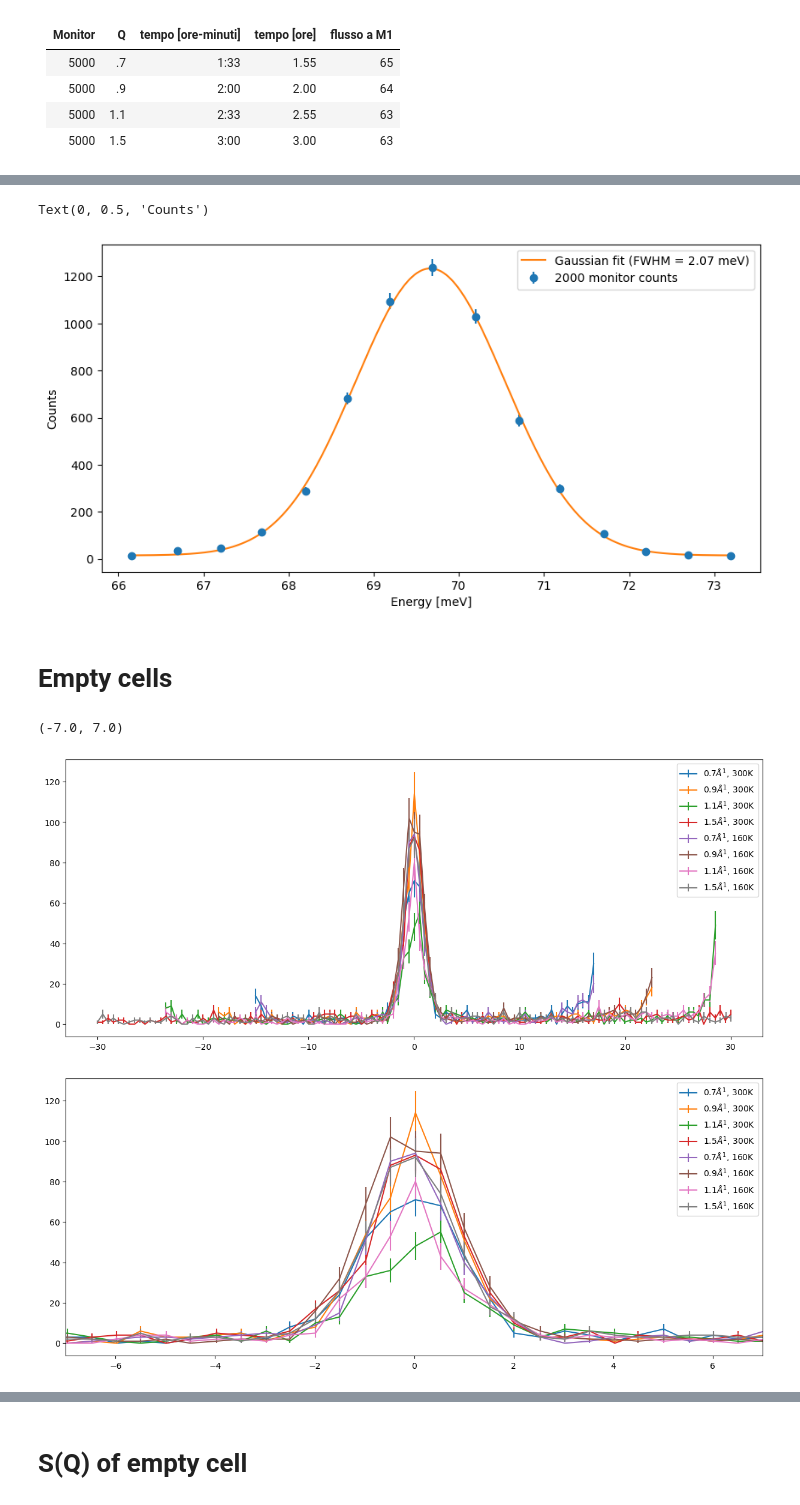
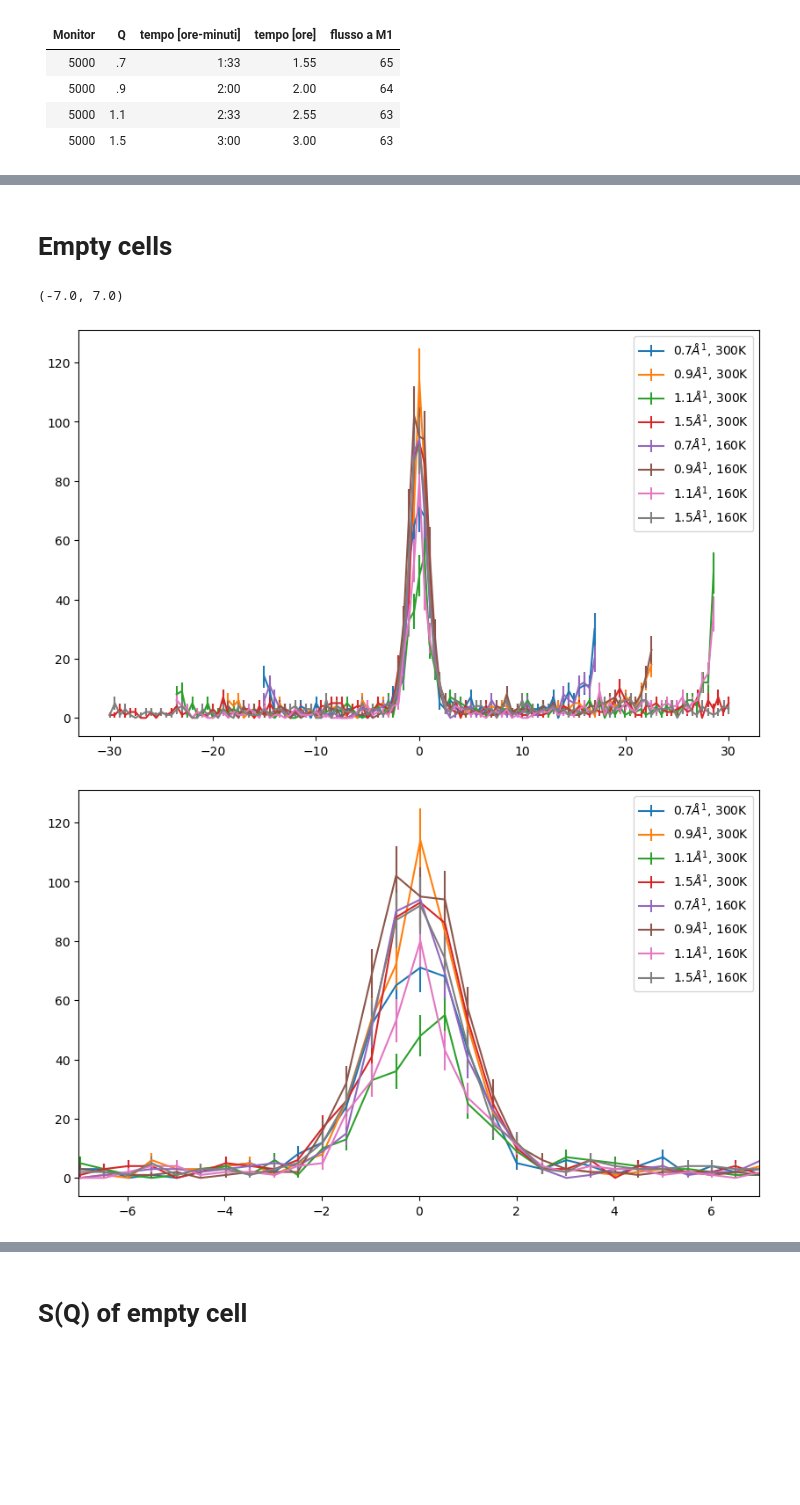
Before and after one commit to FabioBrugnara/IN8_Glicerol, a Jupyter notebook: 4-First view.ipynb, the cells around one changed output, grey strips where cells are left out. Saved outputs shown, nothing was run; the diff lists cells and outputs as text; code cells hidden in the pictures; blank space fills up the shorter version.

```diff
--- a/4-First view.ipynb
+++ b/4-First view.ipynb
@@ -96,17 +124,0 @@ plt.ylim(0,40)
-# %%
-plt.figure(figsize=(10,5))
-S = data.loc[Nvana['.7_test']].data
-plt.errorbar(S.EI, S.CNTS, yerr=S.dCNTS, fmt='o', label='2000 monitor counts')
-
-gauss = lambda x, A, x0, FWHM, c: A*np.exp(-(x-x0)**2/(2*(FWHM/2.355)**2)) + c
-
-popt, pcov = curve_fit(gauss, S.EI, S.CNTS, sigma=S.dCNTS, p0=[1000, 70, 1, 0])
-X = np.linspace(S.EI.min(), S.EI.max(), 1000)
-plt.plot(X, gauss(X, *popt), label='Gaussian fit (FWHM = {:.2f} meV)'.format(popt[2]))
-
-plt.legend()
-plt.xlabel('Energy [meV]')
-plt.ylabel('Counts')
-# %% [output]
-Text(0, 0.5, 'Counts')
-[figure, removed]
@@ -113,21 +127,21 @@ Text(0, 0.5, 'Counts')
 # %% [markdown]
 # Empty cells
 # %%
-plt.figure(figsize=(15,6))
+plt.figure(figsize=(10,6))
 for T in [300, 160]:
     for q in [.7, .9, 1.1, 1.5]:
         S = data.loc[Nempty[T,q]].data
         plt.errorbar(S.EN, S.CNTS, yerr=S.dCNTS, label='{:.1f}$\AA^1$, {:.0f}K'.format(q, T))
 plt.legend()
 
-plt.figure(figsize=(15,6))
+plt.figure(figsize=(10,6))
 for T in [300, 160]:
     for q in [.7, .9, 1.1, 1.5]:
         S = data.loc[Nempty[T,q]].data
         plt.errorbar(S.EN, S.CNTS, yerr=S.dCNTS, label='{:.1f}$\AA^1$, {:.0f}K'.format(q, T))
 plt.legend()
 plt.xlim(-7,7)
 # %% [output]
 (-7.0, 7.0)
-[figure, old version]
+[figure, new version]
-[figure, old version]
+[figure, new version]
```
Also changed, not shown: parts of 26 cells of this notebook, 17 other files.
